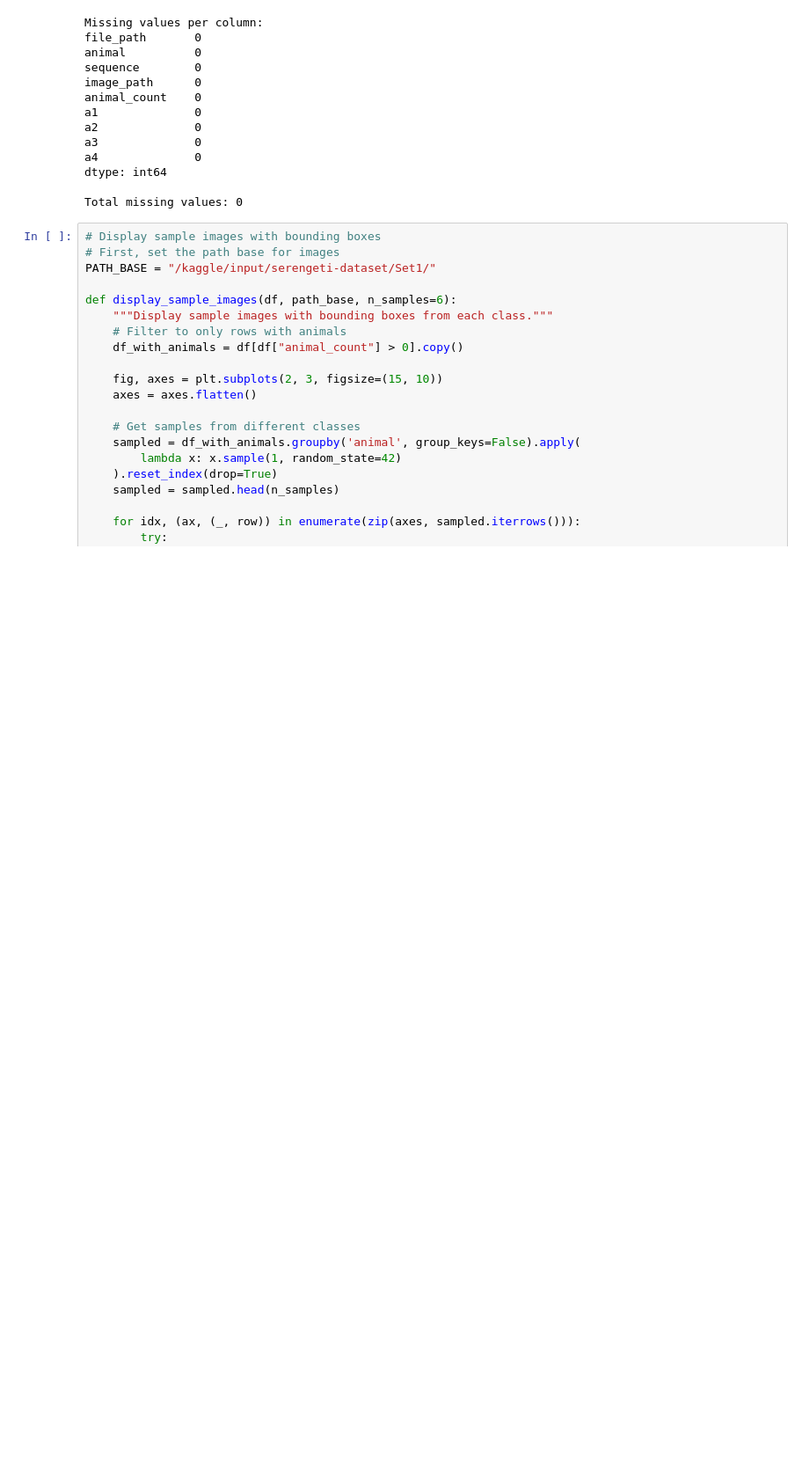
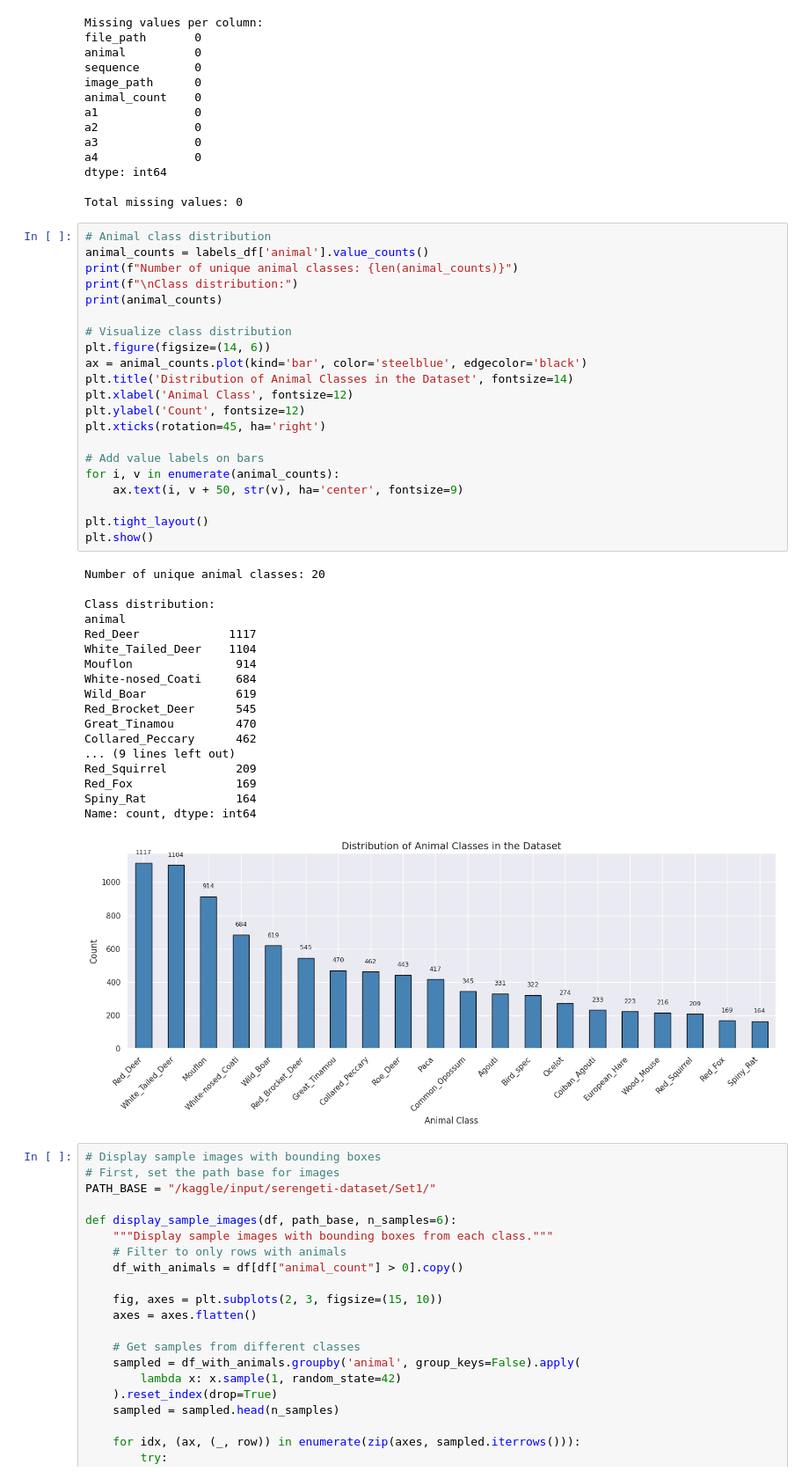
Before and after one commit to shaun-friedman/cv-serengeti-animal-detector, a Jupyter notebook: final_project.ipynb, the cells around one changed output. Shown at 88% size. Drawn from its saved outputs; the diff is of its cells as text; blank space fills up the shorter version.

```diff
--- a/final_project.ipynb
+++ b/final_project.ipynb
@@ -207,6 +433,46 @@ a4              0
 dtype: int64
 
 Total missing values: 0
+# %%
+# Animal class distribution
+animal_counts = labels_df['animal'].value_counts()
+print(f"Number of unique animal classes: {len(animal_counts)}")
+print(f"\nClass distribution:")
+print(animal_counts)
+
+# Visualize class distribution
+plt.figure(figsize=(14, 6))
+ax = animal_counts.plot(kind='bar', color='steelblue', edgecolor='black')
+plt.title('Distribution of Animal Classes in the Dataset', fontsize=14)
+plt.xlabel('Animal Class', fontsize=12)
+plt.ylabel('Count', fontsize=12)
+plt.xticks(rotation=45, ha='right')
+
+# Add value labels on bars
+for i, v in enumerate(animal_counts):
+    ax.text(i, v + 50, str(v), ha='center', fontsize=9)
+
+plt.tight_layout()
+plt.show()
+# %% [output]
+Number of unique animal classes: 20
+
+Class distribution:
+animal
+Red_Deer             1117
+White_Tailed_Deer    1104
+Mouflon               914
+White-nosed_Coati     684
+Wild_Boar             619
+Red_Brocket_Deer      545
+Great_Tinamou         470
+Collared_Peccary      462
+... (9 lines left out)
+Red_Squirrel          209
+Red_Fox               169
+Spiny_Rat             164
+Name: count, dtype: int64
+[figure, added]
 # %%
 # Display sample images with bounding boxes
 # First, set the path base for images
```
Also changed, not shown: parts of 24 cells of this notebook.
